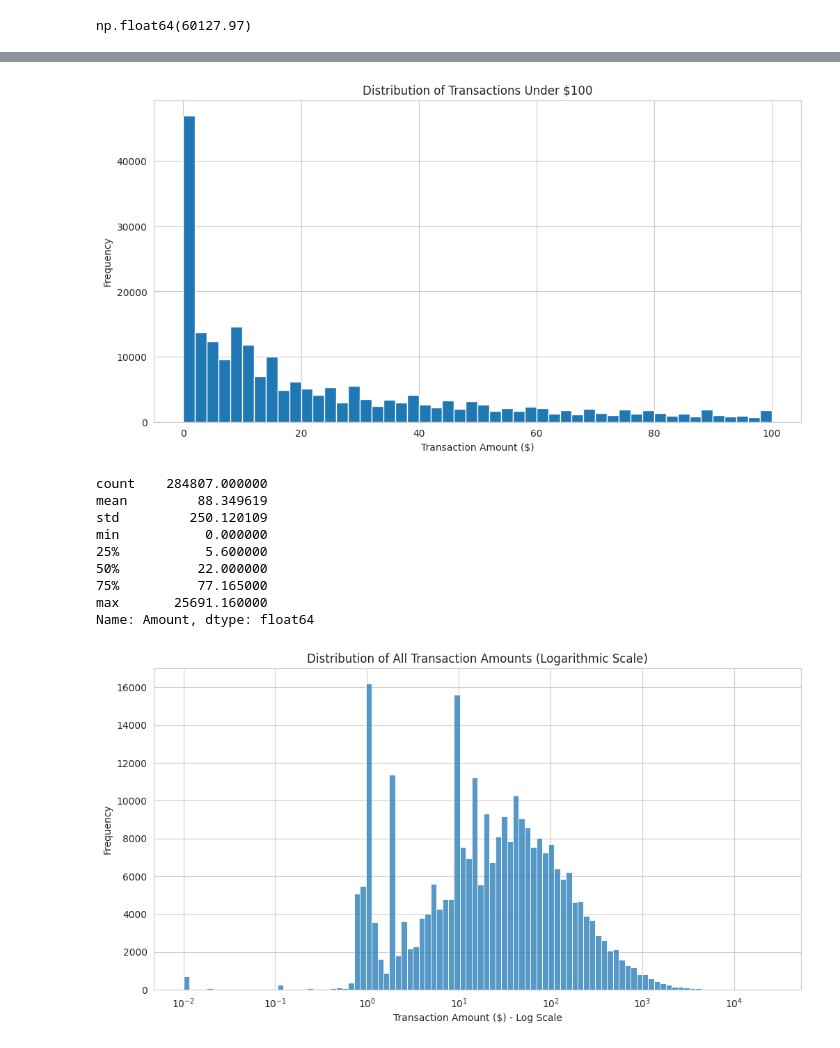
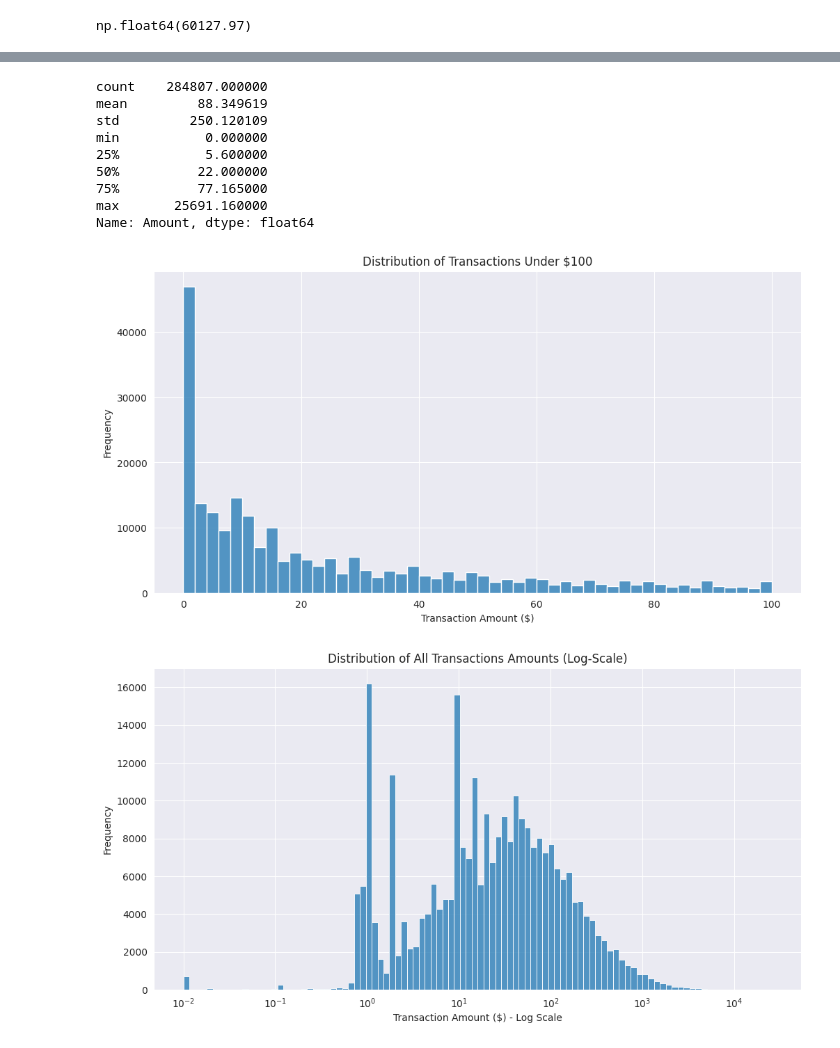
Before and after one commit to bigmath-hub/fin-audit-ai, a Jupyter notebook: fin-audit-ai.ipynb, the cells around one changed output, grey strips where cells are left out. Drawn from its saved outputs; the diff is of its cells as text; code cells hidden in the pictures.

Commit message:
plot histogram

```diff
--- a/fin-audit-ai.ipynb
+++ b/fin-audit-ai.ipynb
@@ -67,39 +73,34 @@ dtype: float64
-# %%
-# visual grid
-sns.set_style('whitegrid')
-# under 100
-df_under_100 = df[df['Amount'] < 100]
-df_under_100['Amount'].plot(
-    kind='hist',
-    bins=50,
-    title='Distribution of Transactions Under $100',
-    figsize=(12, 6) # Making the plot bigger
-)
-plt.xlabel('Transaction Amount ($)')
-plt.ylabel('Frequency')
-plt.show()
-# %% [output]
-[figure, removed]
-# %%
-df['Amount'].describe()
-# %% [output]
-count    284807.000000
-mean         88.349619
-std         250.120109
-min           0.000000
-25%           5.600000
-50%          22.000000
-75%          77.165000
-max       25691.160000
-Name: Amount, dtype: float64
 # %%
+# Descriptive statistics for numerical columns
+print(df['Amount'].describe())
+
+# Distribution of transactions under $100
+sns.set_style('darkgrid')
+plt.figure(figsize=(12, 6))
+# Filtered df
+filtered_df = df[df['Amount'] < 100]['Amount']
+sns.histplot(data=filtered_df, bins=50)
+plt.title("Distribution of Transactions Under $100")
+plt.xlabel("Transaction Amount ($)")
+plt.ylabel('Frequency')
+plt.show()
+
+# Distribution of all transactions (log scale)
 plt.figure(figsize=(12, 6))
 sns.histplot(data=df, x='Amount', bins=100, log_scale=True)
-
-sns.histplot()
-plt.title('Distribution of All Transaction Amounts (Logarithmic Scale)')
-plt.xlabel('Transaction Amount ($) - Log Scale')
+plt.title("Distribution of All Transactions Amounts (Log-Scale)")
+plt.xlabel("Transaction Amount ($) - Log Scale")
 plt.ylabel('Frequency')
 plt.show()
 # %% [output]
+count    284807.000000
+mean         88.349619
+std         250.120109
+min           0.000000
+25%           5.600000
+50%          22.000000
+75%          77.165000
+max       25691.160000
+Name: Amount, dtype: float64
-[figure, old version]
+[figure, new version]
+[figure, added]
```
Also changed, not shown: parts of 16 cells of this notebook.
